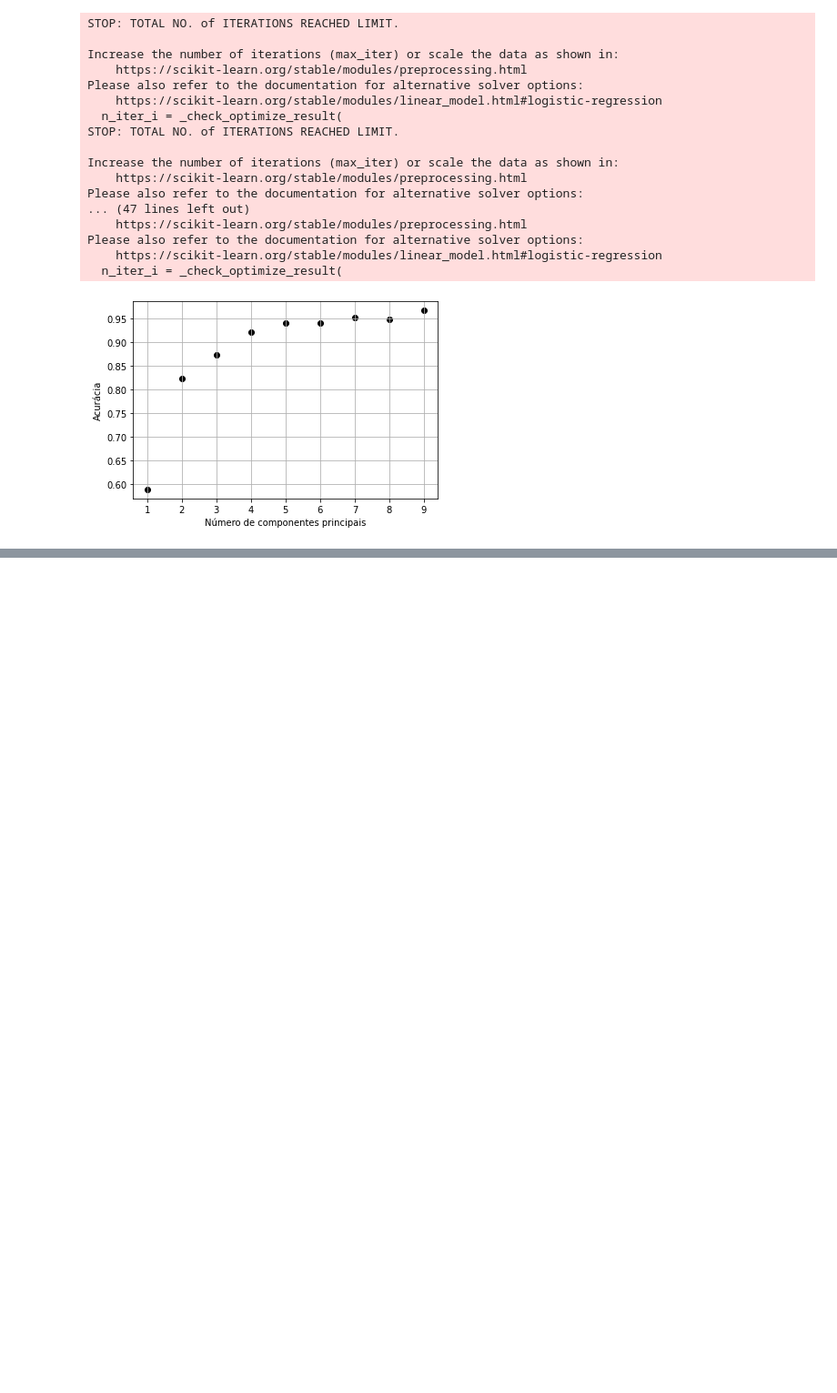
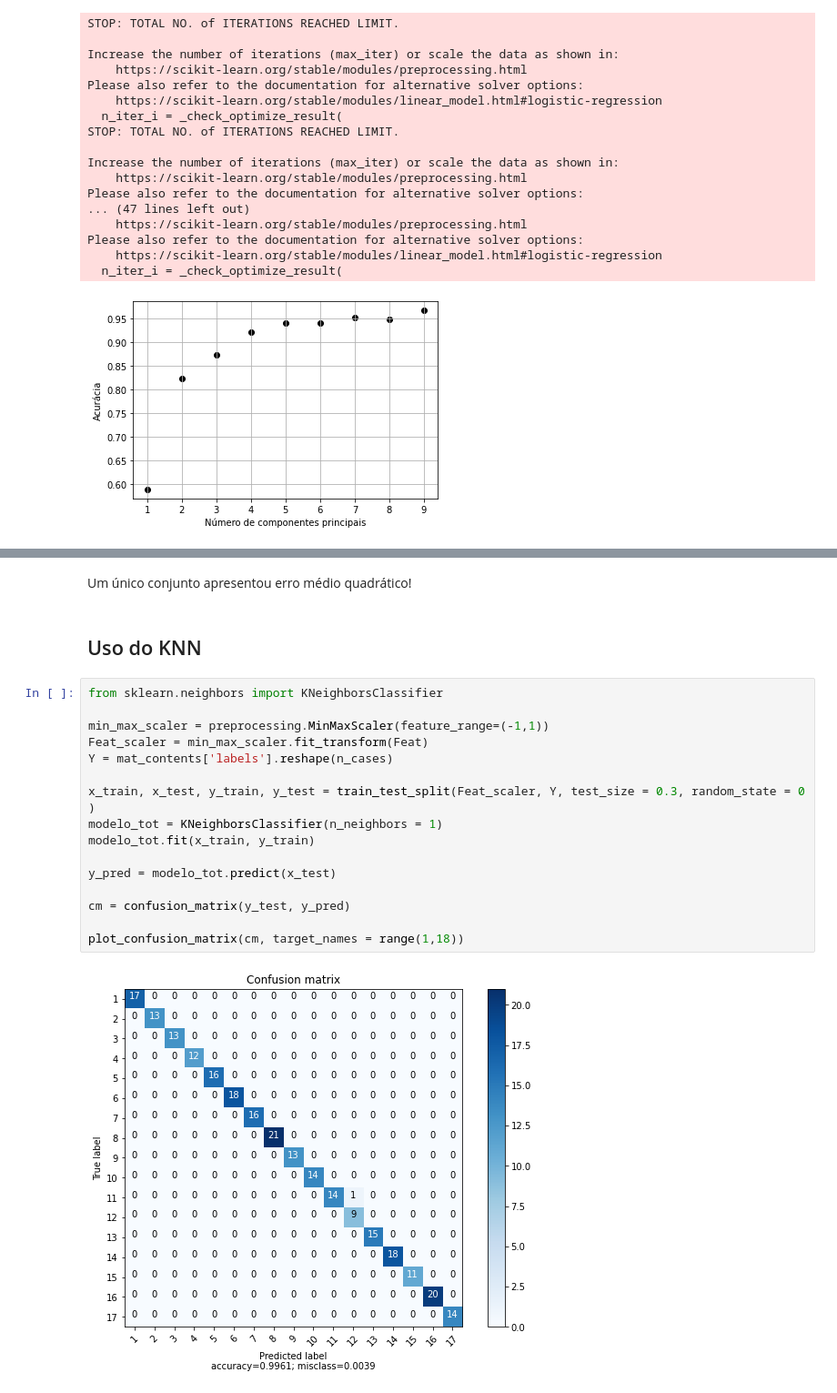
Before and after one commit to LuisSantoss/HIML, a Jupyter notebook: featuresExtraction.ipynb, the cells around one changed output, grey strips where cells are left out. Shown: that part at 91% size. Cells and saved outputs as stored; diff of their text form; blank space fills up the shorter version.

```diff
--- a/featuresExtraction.ipynb
+++ b/featuresExtraction.ipynb
@@ -286,0 +417,22 @@ Please also refer to the documentation for alternative solver options:
+# %% [markdown]
+Um único conjunto apresentou erro médio quadrático!
+# %% [markdown]
+## Uso do KNN
+# %%
+from sklearn.neighbors import KNeighborsClassifier
+
+min_max_scaler = preprocessing.MinMaxScaler(feature_range=(-1,1))
+Feat_scaler = min_max_scaler.fit_transform(Feat)
+Y = mat_contents['labels'].reshape(n_cases)
+
+x_train, x_test, y_train, y_test = train_test_split(Feat_scaler, Y, test_size = 0.3, random_state = 0 )
+modelo_tot = KNeighborsClassifier(n_neighbors = 1)
+modelo_tot.fit(x_train, y_train)
+
+y_pred = modelo_tot.predict(x_test)
+
+cm = confusion_matrix(y_test, y_pred)
+
+plot_confusion_matrix(cm, target_names = range(1,18))
+# %% [output]
+[figure, added]
```
Also changed, not shown: parts of 24 cells of this notebook.
